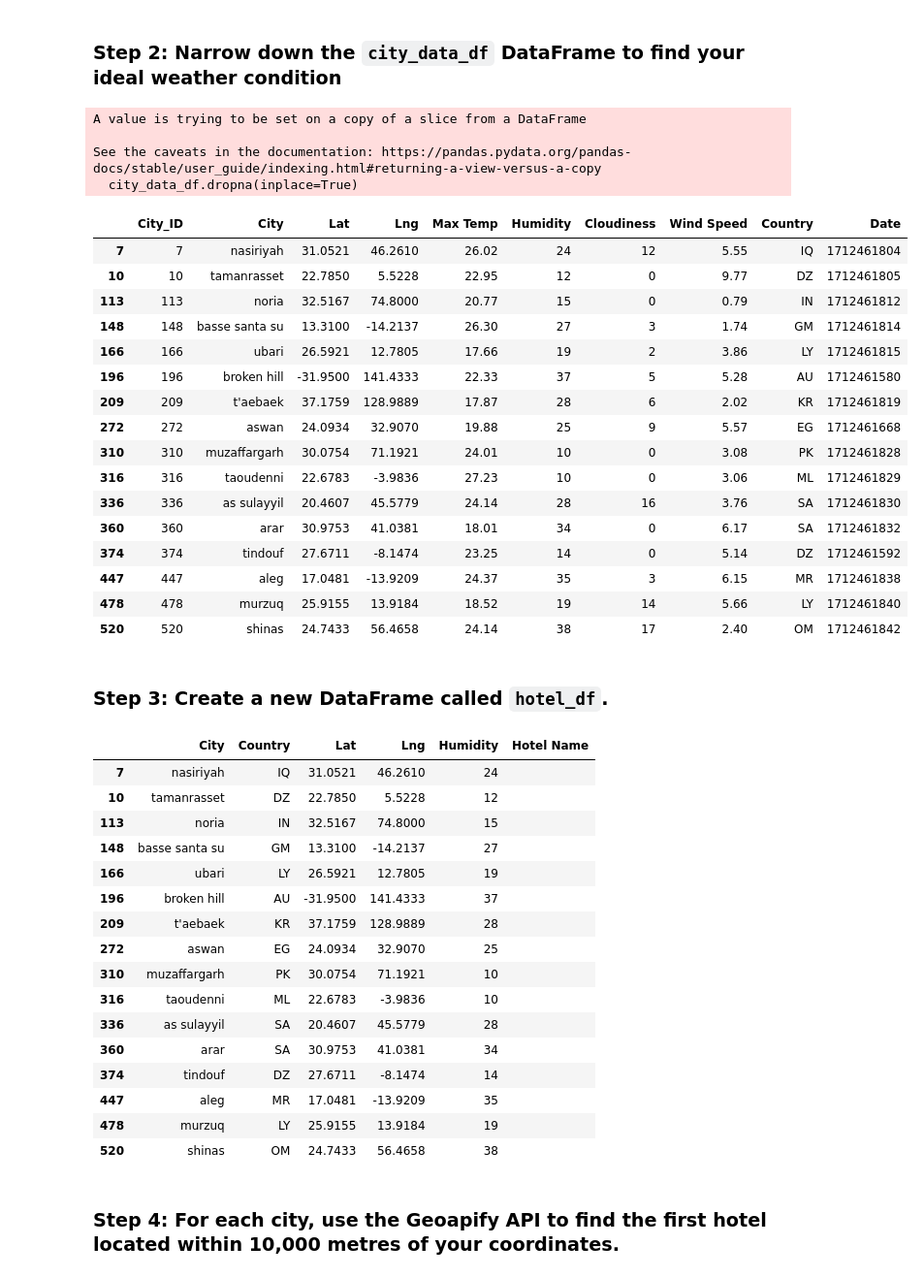
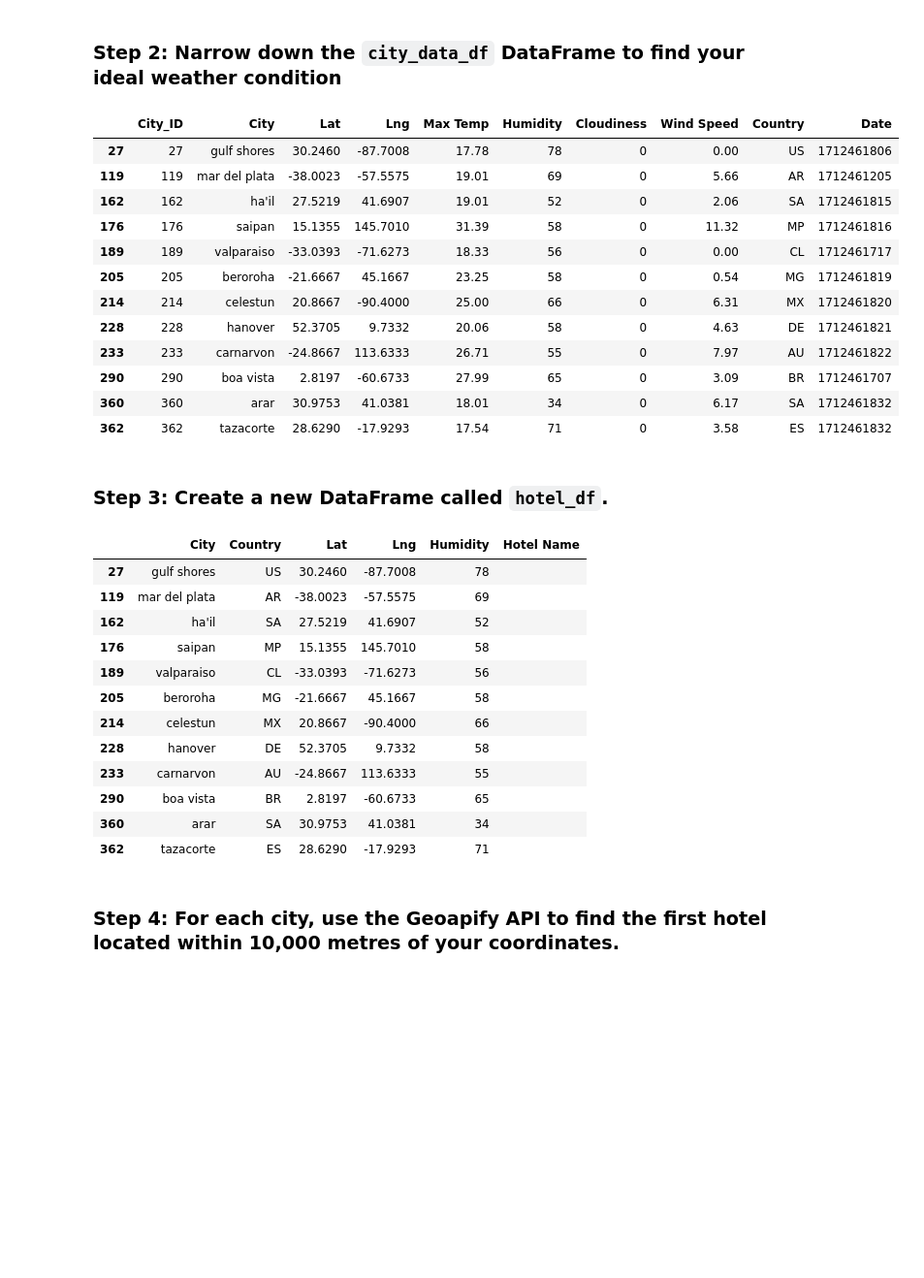
Before and after one commit to danielmolina81/python-api-challenge, a Jupyter notebook: WeatherPy/VacationPy.ipynb, the cells around one changed output. Shown at 97% size. Drawn from its saved outputs; the diff is of its cells as text; code cells hidden in the pictures; blank space fills up the shorter version.

```diff
--- a/WeatherPy/VacationPy.ipynb
+++ b/WeatherPy/VacationPy.ipynb
@@ -51,40 +55,32 @@ map_plot
 ### Step 2: Narrow down the `city_data_df` DataFrame to find your ideal weather condition
 # %%
 # Narrow down cities that fit criteria and drop any results with null values
-city_data_df = city_data_df.loc[(city_data_df["Max Temp"]>15) &
-                                (city_data_df["Max Temp"]<30) &
-                                (city_data_df["Humidity"]<40) &
-                                (city_data_df["Wind Speed"]<10) &
-                                (city_data_df["Cloudiness"]<20)
-]
+city_data_df = pd.DataFrame(city_data_df.loc[(city_data_df["Max Temp"]>17) &
+                                             (city_data_df["Max Temp"]<32) &
+                                             (city_data_df["Humidity"]>30) &
+                                             (city_data_df["Humidity"]<80) &
+                                             (city_data_df["Cloudiness"]==0)
+])
 
 # Drop any rows with null values
 city_data_df.dropna(inplace=True)
 
 # Display sample data
 city_data_df
 # %% [output]
-A value is trying to be set on a copy of a slice from a DataFrame
-
-See the caveats in the documentation: https://pandas.pydata.org/pandas-docs/stable/user_guide/indexing.html#returning-a-view-versus-a-copy
-  city_data_df.dropna(inplace=True)
 |  | City_ID | City | Lat | Lng | Max Temp | Humidity | Cloudiness | Wind Speed | Country | Date |
-| 7 | 7 | nasiriyah | 31.0521 | 46.2610 | 26.02 | 24 | 12 | 5.55 | IQ | 1712461804 |
-| 10 | 10 | tamanrasset | 22.7850 | 5.5228 | 22.95 | 12 | 0 | 9.77 | DZ | 1712461805 |
-| 113 | 113 | noria | 32.5167 | 74.8000 | 20.77 | 15 | 0 | 0.79 | IN | 1712461812 |
-| 148 | 148 | basse santa su | 13.3100 | -14.2137 | 26.30 | 27 | 3 | 1.74 | GM | 1712461814 |
-| 166 | 166 | ubari | 26.5921 | 12.7805 | 17.66 | 19 | 2 | 3.86 | LY | 1712461815 |
-| 196 | 196 | broken hill | -31.9500 | 141.4333 | 22.33 | 37 | 5 | 5.28 | AU | 1712461580 |
-| 209 | 209 | t'aebaek | 37.1759 | 128.9889 | 17.87 | 28 | 6 | 2.02 | KR | 1712461819 |
-| 272 | 272 | aswan | 24.0934 | 32.9070 | 19.88 | 25 | 9 | 5.57 | EG | 1712461668 |
-| 310 | 310 | muzaffargarh | 30.0754 | 71.1921 | 24.01 | 10 | 0 | 3.08 | PK | 1712461828 |
-| 316 | 316 | taoudenni | 22.6783 | -3.9836 | 27.23 | 10 | 0 | 3.06 | ML | 1712461829 |
-| 336 | 336 | as sulayyil | 20.4607 | 45.5779 | 24.14 | 28 | 16 | 3.76 | SA | 1712461830 |
+| 27 | 27 | gulf shores | 30.2460 | -87.7008 | 17.78 | 78 | 0 | 0.00 | US | 1712461806 |
+| 119 | 119 | mar del plata | -38.0023 | -57.5575 | 19.01 | 69 | 0 | 5.66 | AR | 1712461205 |
+| 162 | 162 | ha'il | 27.5219 | 41.6907 | 19.01 | 52 | 0 | 2.06 | SA | 1712461815 |
+| 176 | 176 | saipan | 15.1355 | 145.7010 | 31.39 | 58 | 0 | 11.32 | MP | 1712461816 |
+| 189 | 189 | valparaiso | -33.0393 | -71.6273 | 18.33 | 56 | 0 | 0.00 | CL | 1712461717 |
+| 205 | 205 | beroroha | -21.6667 | 45.1667 | 23.25 | 58 | 0 | 0.54 | MG | 1712461819 |
+| 214 | 214 | celestun | 20.8667 | -90.4000 | 25.00 | 66 | 0 | 6.31 | MX | 1712461820 |
+| 228 | 228 | hanover | 52.3705 | 9.7332 | 20.06 | 58 | 0 | 4.63 | DE | 1712461821 |
+| 233 | 233 | carnarvon | -24.8667 | 113.6333 | 26.71 | 55 | 0 | 7.97 | AU | 1712461822 |
+| 290 | 290 | boa vista | 2.8197 | -60.6733 | 27.99 | 65 | 0 | 3.09 | BR | 1712461707 |
 | 360 | 360 | arar | 30.9753 | 41.0381 | 18.01 | 34 | 0 | 6.17 | SA | 1712461832 |
-| 374 | 374 | tindouf | 27.6711 | -8.1474 | 23.25 | 14 | 0 | 5.14 | DZ | 1712461592 |
-| 447 | 447 | aleg | 17.0481 | -13.9209 | 24.37 | 35 | 3 | 6.15 | MR | 1712461838 |
-| 478 | 478 | murzuq | 25.9155 | 13.9184 | 18.52 | 19 | 14 | 5.66 | LY | 1712461840 |
-| 520 | 520 | shinas | 24.7433 | 56.4658 | 24.14 | 38 | 17 | 2.40 | OM | 1712461842 |
+| 362 | 362 | tazacorte | 28.6290 | -17.9293 | 17.54 | 71 | 0 | 3.58 | ES | 1712461832 |
 # %% [markdown]
 ### Step 3: Create a new DataFrame called `hotel_df`.
 # %%
@@ -99,22 +95,18 @@ hotel_df["Hotel Name"] = ""
 hotel_df
 # %% [output]
 |  | City | Country | Lat | Lng | Humidity | Hotel Name |
-| 7 | nasiriyah | IQ | 31.0521 | 46.2610 | 24 |  |
-| 10 | tamanrasset | DZ | 22.7850 | 5.5228 | 12 |  |
-| 113 | noria | IN | 32.5167 | 74.8000 | 15 |  |
-| 148 | basse santa su | GM | 13.3100 | -14.2137 | 27 |  |
-| 166 | ubari | LY | 26.5921 | 12.7805 | 19 |  |
-| 196 | broken hill | AU | -31.9500 | 141.4333 | 37 |  |
-| 209 | t'aebaek | KR | 37.1759 | 128.9889 | 28 |  |
-| 272 | aswan | EG | 24.0934 | 32.9070 | 25 |  |
-| 310 | muzaffargarh | PK | 30.0754 | 71.1921 | 10 |  |
-| 316 | taoudenni | ML | 22.6783 | -3.9836 | 10 |  |
-| 336 | as sulayyil | SA | 20.4607 | 45.5779 | 28 |  |
+| 27 | gulf shores | US | 30.2460 | -87.7008 | 78 |  |
+| 119 | mar del plata | AR | -38.0023 | -57.5575 | 69 |  |
+| 162 | ha'il | SA | 27.5219 | 41.6907 | 52 |  |
+| 176 | saipan | MP | 15.1355 | 145.7010 | 58 |  |
+| 189 | valparaiso | CL | -33.0393 | -71.6273 | 56 |  |
+| 205 | beroroha | MG | -21.6667 | 45.1667 | 58 |  |
+| 214 | celestun | MX | 20.8667 | -90.4000 | 66 |  |
+| 228 | hanover | DE | 52.3705 | 9.7332 | 58 |  |
+| 233 | carnarvon | AU | -24.8667 | 113.6333 | 55 |  |
+| 290 | boa vista | BR | 2.8197 | -60.6733 | 65 |  |
 | 360 | arar | SA | 30.9753 | 41.0381 | 34 |  |
-| 374 | tindouf | DZ | 27.6711 | -8.1474 | 14 |  |
-| 447 | aleg | MR | 17.0481 | -13.9209 | 35 |  |
-| 478 | murzuq | LY | 25.9155 | 13.9184 | 19 |  |
-| 520 | shinas | OM | 24.7433 | 56.4658 | 38 |  |
+| 362 | tazacorte | ES | 28.6290 | -17.9293 | 71 |  |
 # %% [markdown]
 ### Step 4: For each city, use the Geoapify API to find the first hotel located within 10,000 metres of your coordinates.
 # %%
```
Also changed, not shown: parts of 3 cells of this notebook, 5 other files.
